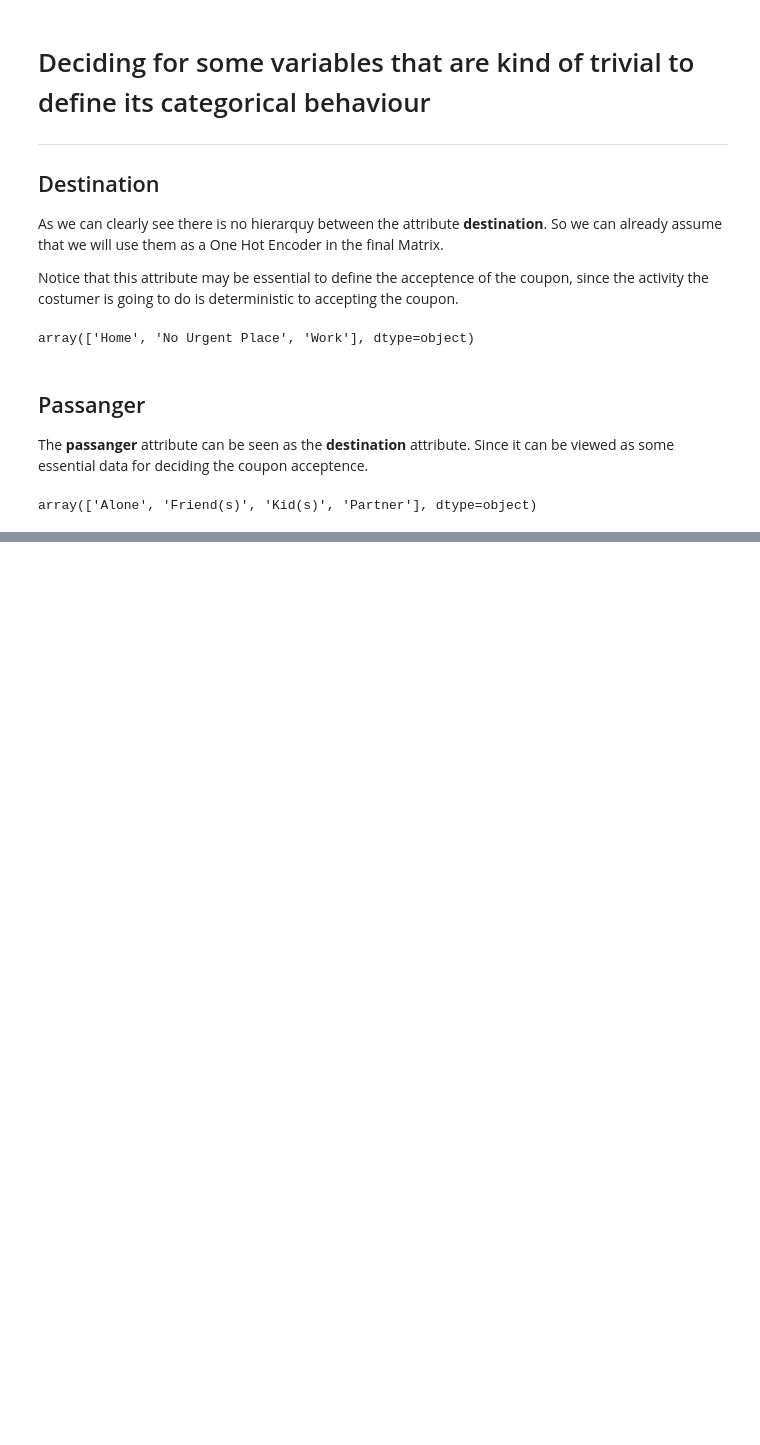
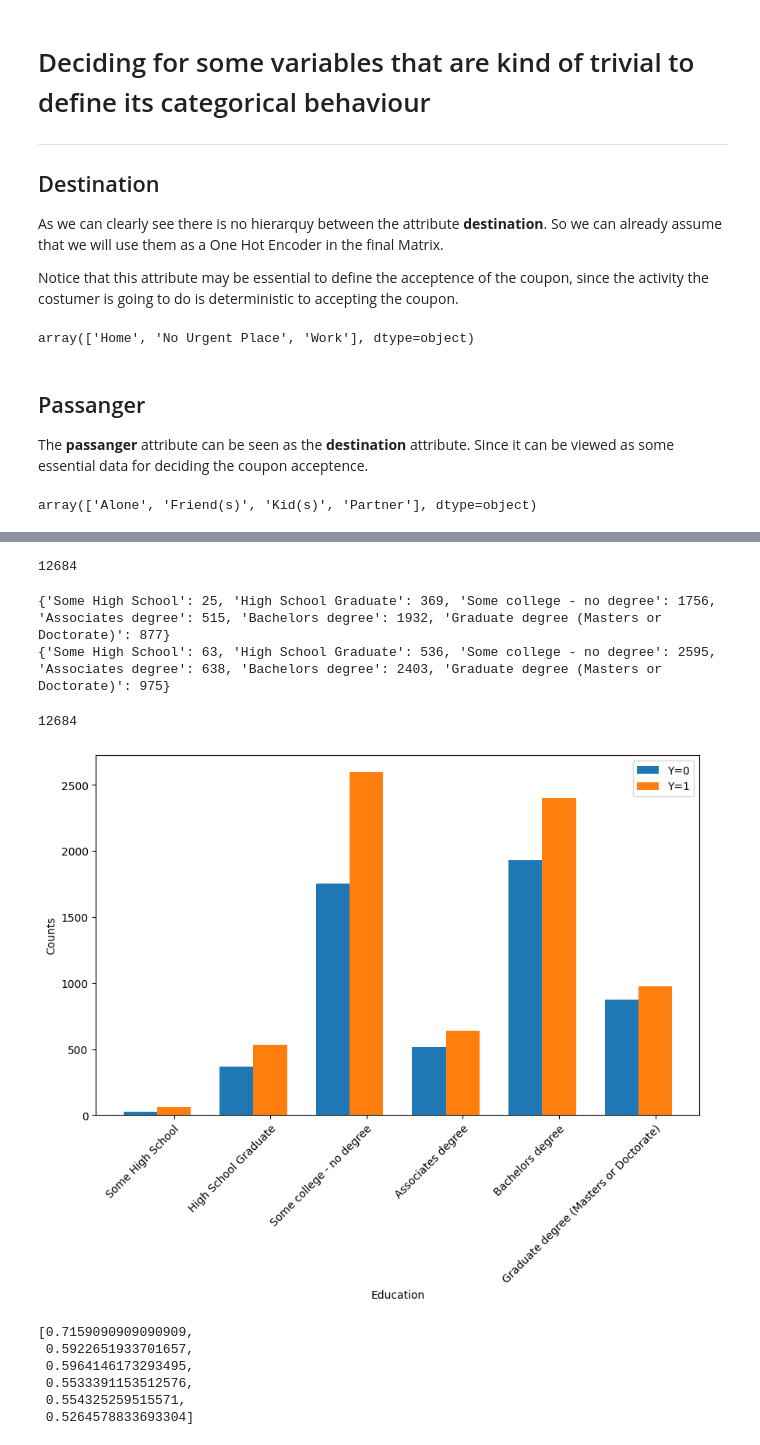
Before and after one commit to gabriel-marchetti/personal, a Jupyter notebook: aula_unicamp/2024_1s/mc886/Trabalhos/Trabalho1/code.ipynb, the cells around one changed output, grey strips where cells are left out. Cells and saved outputs as stored; diff of their text form; code cells hidden in the pictures; blank space fills up the shorter version.

```diff
--- a/aula_unicamp/2024_1s/mc886/Trabalhos/Trabalho1/code.ipynb
+++ b/aula_unicamp/2024_1s/mc886/Trabalhos/Trabalho1/code.ipynb
@@ -146,0 +378,67 @@ X_final = pd.concat( [X_final, one_hot_encoder_passangerTransform], axis=1 ).dro
+# %%
+educationOrder = ['Some High School', 'High School Graduate', 'Some college - no degree',
+                  'Associates degree', 'Bachelors degree', 'Graduate degree (Masters or Doctorate)']
+encoderEducation = OrdinalEncoder(categories=[educationOrder])
+X_testEducation = encoderEducation.fit_transform(X[['education']])
+len(X_testEducation)
+# %% [output]
+12684
+# %%
+zero_counts_education = { education: 0 for education in educationOrder }
+one_counts_education = { education: 0 for education in educationOrder }
+
+for education, _y in zip( X['education'], y ):
+    if _y == 0:
+        zero_counts_education[education] += 1
+    else:
+        one_counts_education[education] += 1
+
+print(zero_counts_education)
+print(one_counts_education)
+# %% [output]
+{'Some High School': 25, 'High School Graduate': 369, 'Some college - no degree': 1756, 'Associates degree': 515, 'Bachelors degree': 1932, 'Graduate degree (Masters or Doctorate)': 877}
+{'Some High School': 63, 'High School Graduate': 536, 'Some college - no degree': 2595, 'Associates degree': 638, 'Bachelors degree': 2403, 'Graduate degree (Masters or Doctorate)': 975}
+# %%
+# Test if all data was used
+test = 0
+for key, values in zero_counts_education.items():
+    test += values
+for key, values in one_counts_education.items():
+    test += values
+print(test)
+# 12684 is the number of n (data samples)
+# %% [output]
+12684
+# %%
+fig_education, axes_education = plt.subplots( figsize=(10, 6) )
+
+bar_width = 0.35
+x_ticks = np.arange( len(educationOrder) )
+
+bars_y0_education = axes_education.bar( x_ticks, zero_counts_education.values(), bar_width, label='Y=0' )
+bars_y1_education = axes_education.bar( x_ticks + bar_width, one_counts_education.values(), bar_width, label='Y=1' )
+
+axes_education.set_xlabel('Education')
+axes_education.set_ylabel('Counts')
+axes_education.set_xticks( x_ticks + bar_width)
+axes_education.set_xticklabels(educationOrder, rotation=45, ha='right', rotation_mode='anchor')
+axes_education.legend()
+
+plt.show()
+# %% [output]
+[figure, added]
+# %%
+education_ratios = []
+one_counts_educationValues = list(one_counts_education.values())
+zero_counts_educationValues = list(zero_counts_education.values())
+for i in range(len(one_counts_educationValues)):
+    ratio = (one_counts_educationValues[i]) / (one_counts_educationValues[i] + zero_counts_educationValues[i])
+    education_ratios.append(ratio)
+education_ratios
+# %% [output]
+[0.7159090909090909,
+ 0.5922651933701657,
+ 0.5964146173293495,
+ 0.5533391153512576,
+ 0.554325259515571,
+ 0.5264578833693304]
```
Also changed, not shown: parts of 40 cells of this notebook.
